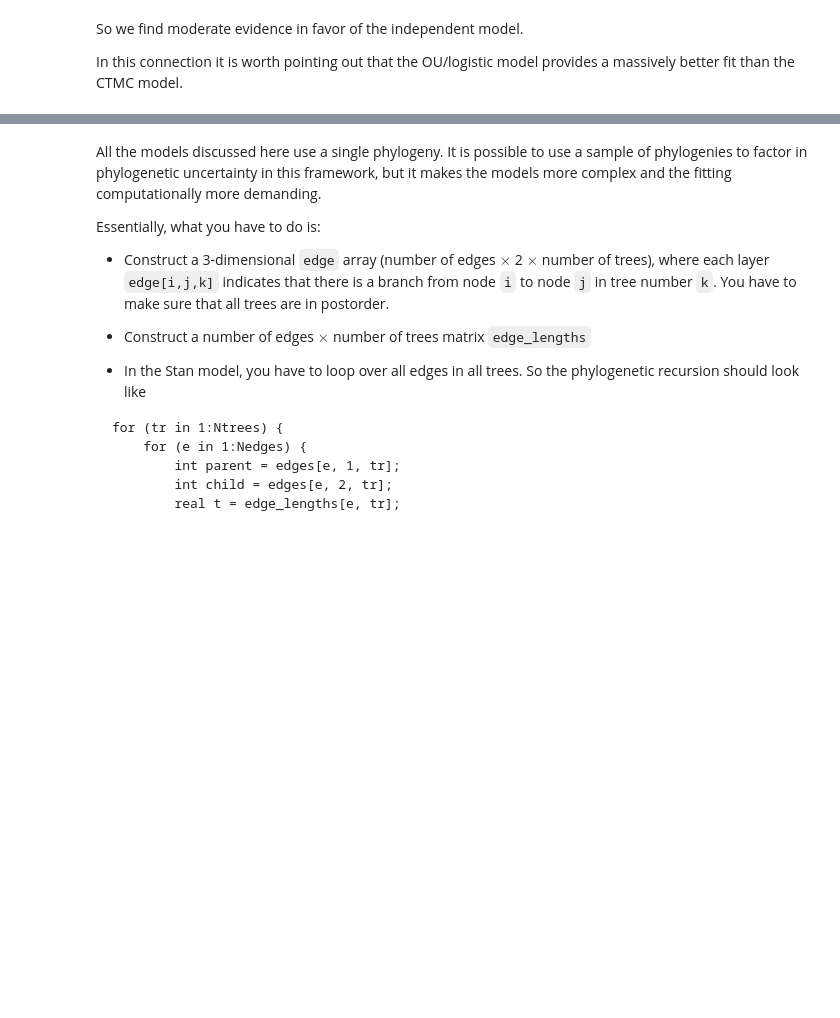
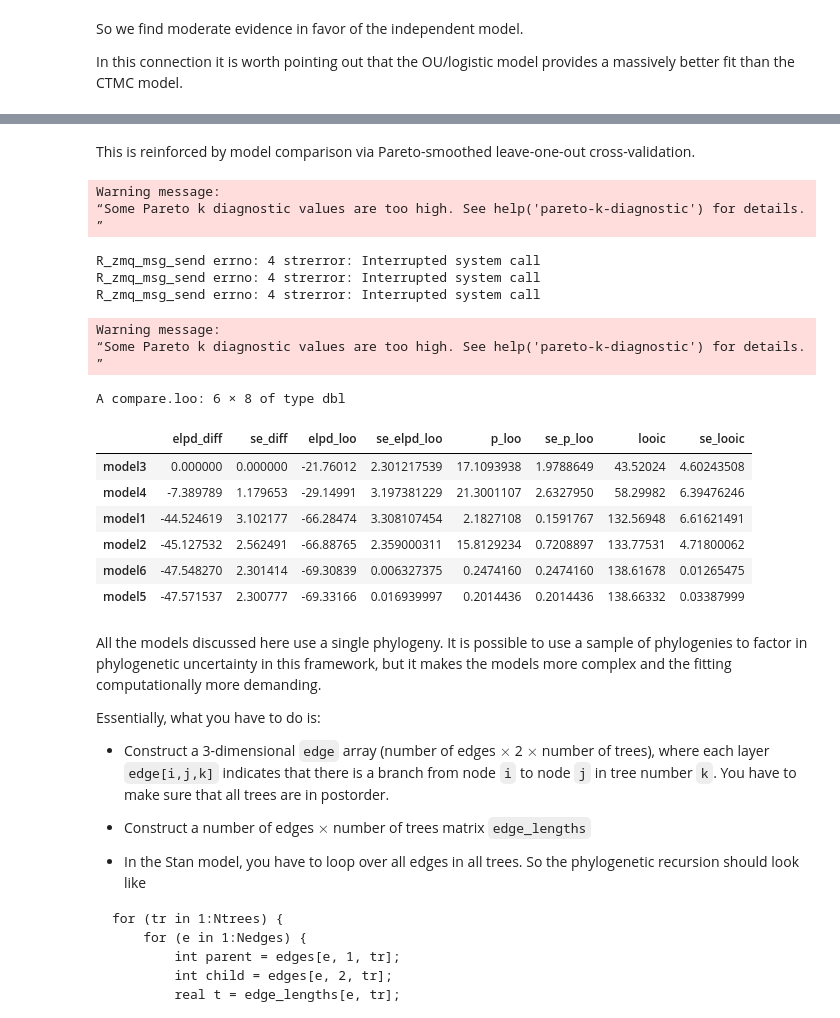
Before and after one commit to gerhardJaeger/OU_logistic_example, a Jupyter notebook: code/phylogenetic_OU_regression.ipynb, the cells around one changed output, grey strips where cells are left out. Drawn from its saved outputs; the diff is of its cells as text; code cells hidden in the pictures; blank space fills up the shorter version.

```diff
--- a/code/phylogenetic_OU_regression.ipynb
+++ b/code/phylogenetic_OU_regression.ipynb
@@ -1239,3 +1281,35 @@ In this connection it is worth pointing out that the OU/logistic model provides
+# %% [markdown]
+This is reinforced by model comparison via Pareto-smoothed leave-one-out cross-validation.
+# %%
+# extract log-likelihood matrix: draws x observations
+log_lik5 <- extract_log_lik(fit_ctmc_independent, parameter_name = "y_log_lik")
+log_lik6 <- extract_log_lik(fit_ctmc_dependent, parameter_name = "y_log_lik")
+
+
+# compute LOO
+loo5 <- loo(log_lik5)
+loo6 <- loo(log_lik6)
+
+# compare
+loo_compare(loo1, loo2, loo3, loo4, loo5, loo6)
+# %% [output]
+Warning message:
+“Some Pareto k diagnostic values are too high. See help('pareto-k-diagnostic') for details.
+”
+R_zmq_msg_send errno: 4 strerror: Interrupted system call
+R_zmq_msg_send errno: 4 strerror: Interrupted system call
+R_zmq_msg_send errno: 4 strerror: Interrupted system call
+Warning message:
+“Some Pareto k diagnostic values are too high. See help('pareto-k-diagnostic') for details.
+”
+A compare.loo: 6 × 8 of type dbl
+|  | elpd_diff | se_diff | elpd_loo | se_elpd_loo | p_loo | se_p_loo | looic | se_looic |
+| model3 | 0.000000 | 0.000000 | -21.76012 | 2.301217539 | 17.1093938 | 1.9788649 | 43.52024 | 4.60243508 |
+| model4 | -7.389789 | 1.179653 | -29.14991 | 3.197381229 | 21.3001107 | 2.6327950 | 58.29982 | 6.39476246 |
+| model1 | -44.524619 | 3.102177 | -66.28474 | 3.308107454 | 2.1827108 | 0.1591767 | 132.56948 | 6.61621491 |
+| model2 | -45.127532 | 2.562491 | -66.88765 | 2.359000311 | 15.8129234 | 0.7208897 | 133.77531 | 4.71800062 |
+| model6 | -47.548270 | 2.301414 | -69.30839 | 0.006327375 | 0.2474160 | 0.2474160 | 138.61678 | 0.01265475 |
+| model5 | -47.571537 | 2.300777 | -69.33166 | 0.016939997 | 0.2014436 | 0.2014436 | 138.66332 | 0.03387999 |
 # %% [markdown]
 All the models discussed here use a single phylogeny. It is possible to use a sample of phylogenies to factor in phylogenetic uncertainty in this framework, but it makes the models more complex and the fitting computationally more demanding.
 
```
Also changed, not shown: parts of 44 cells of this notebook, 9 other files.
